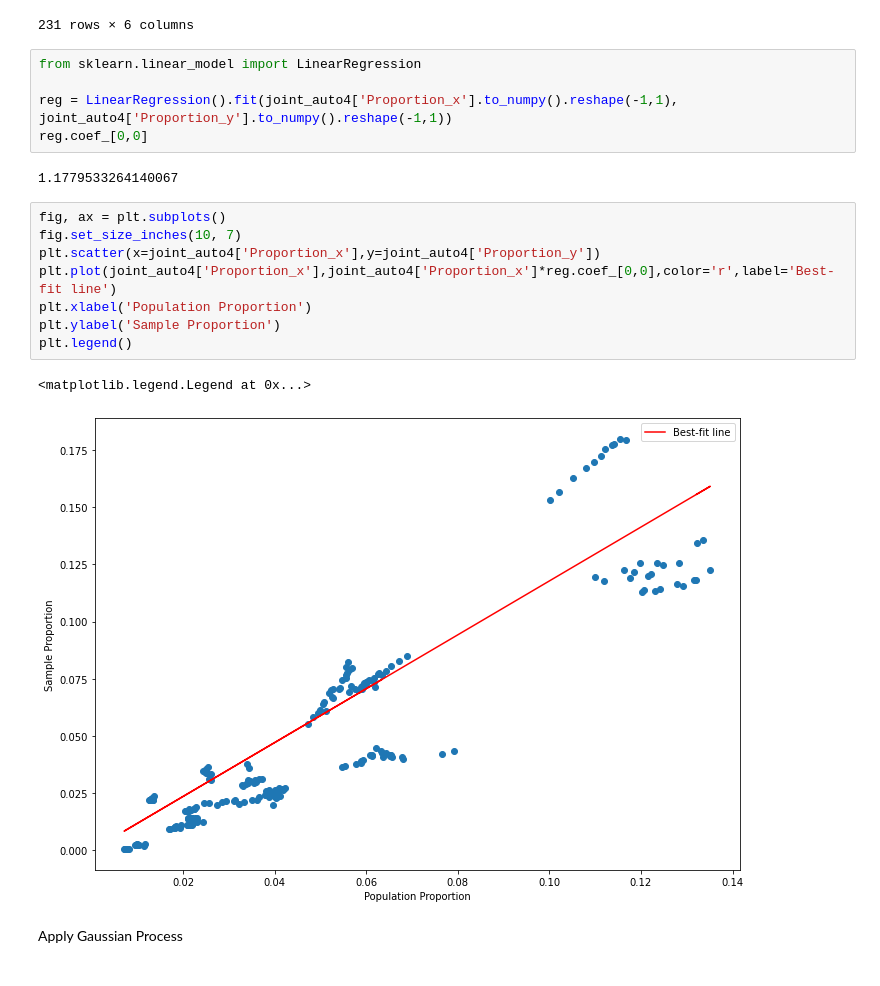
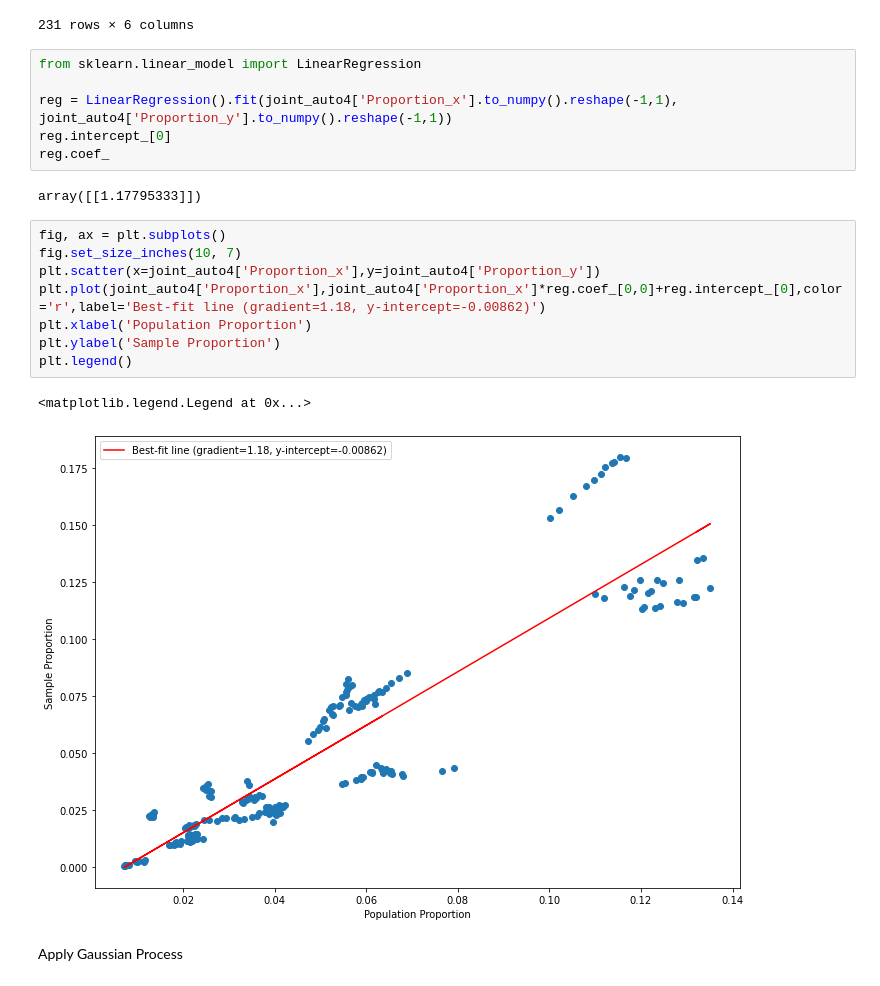
Before and after one commit to terencetan-c/4YP-The-Future-of-Work, a Jupyter notebook: Data modelling/Data modelling.ipynb, the cells around one changed output. Saved outputs shown, nothing was run; the diff lists cells and outputs as text.

```diff
--- a/Data modelling/Data modelling.ipynb
+++ b/Data modelling/Data modelling.ipynb
@@ -675,20 +679,21 @@ joint_auto4_sample
 from sklearn.linear_model import LinearRegression
 
 reg = LinearRegression().fit(joint_auto4['Proportion_x'].to_numpy().reshape(-1,1), joint_auto4['Proportion_y'].to_numpy().reshape(-1,1))
-reg.coef_[0,0]
+reg.intercept_[0]
+reg.coef_
 # %% [output]
-1.1779533264140067
+array([[1.17795333]])
 # %%
 fig, ax = plt.subplots()
 fig.set_size_inches(10, 7)
 plt.scatter(x=joint_auto4['Proportion_x'],y=joint_auto4['Proportion_y'])
-plt.plot(joint_auto4['Proportion_x'],joint_auto4['Proportion_x']*reg.coef_[0,0],color='r',label='Best-fit line')
+plt.plot(joint_auto4['Proportion_x'],joint_auto4['Proportion_x']*reg.coef_[0,0]+reg.intercept_[0],color='r',label='Best-fit line (gradient=1.18, y-intercept=-0.00862)')
 plt.xlabel('Population Proportion')
 plt.ylabel('Sample Proportion')
 plt.legend()
 # %% [output]
 <matplotlib.legend.Legend at 0x...>
-[figure, old version]
+[figure, new version]
 # %% [markdown]
 Apply Gaussian Process
 # %%
```
Also changed, not shown: parts of 9 cells of this notebook, 13 other files.
